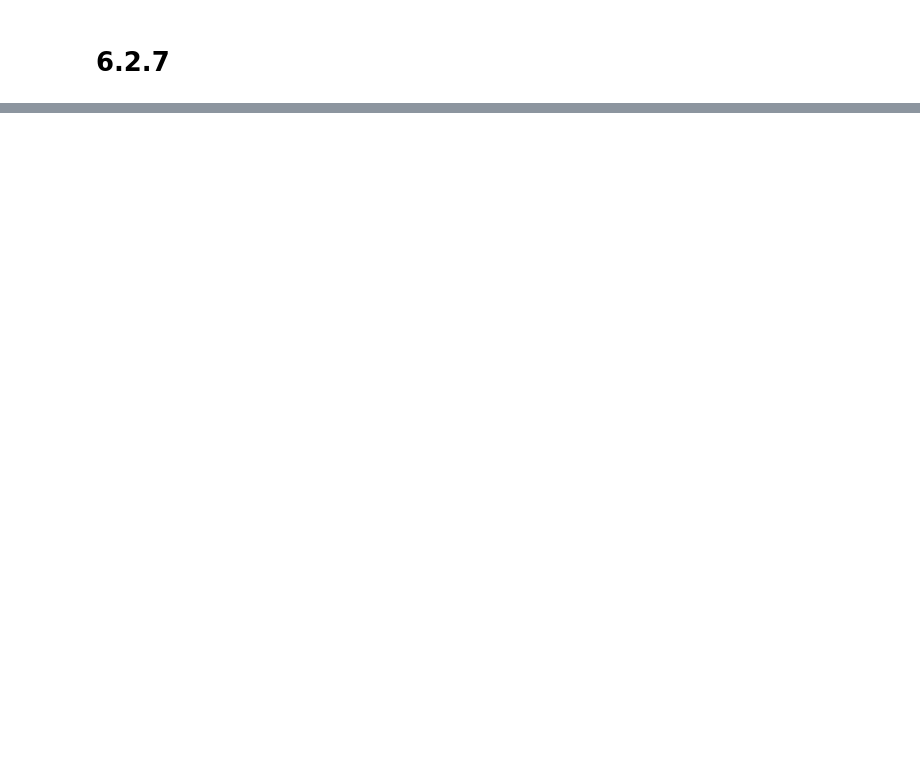
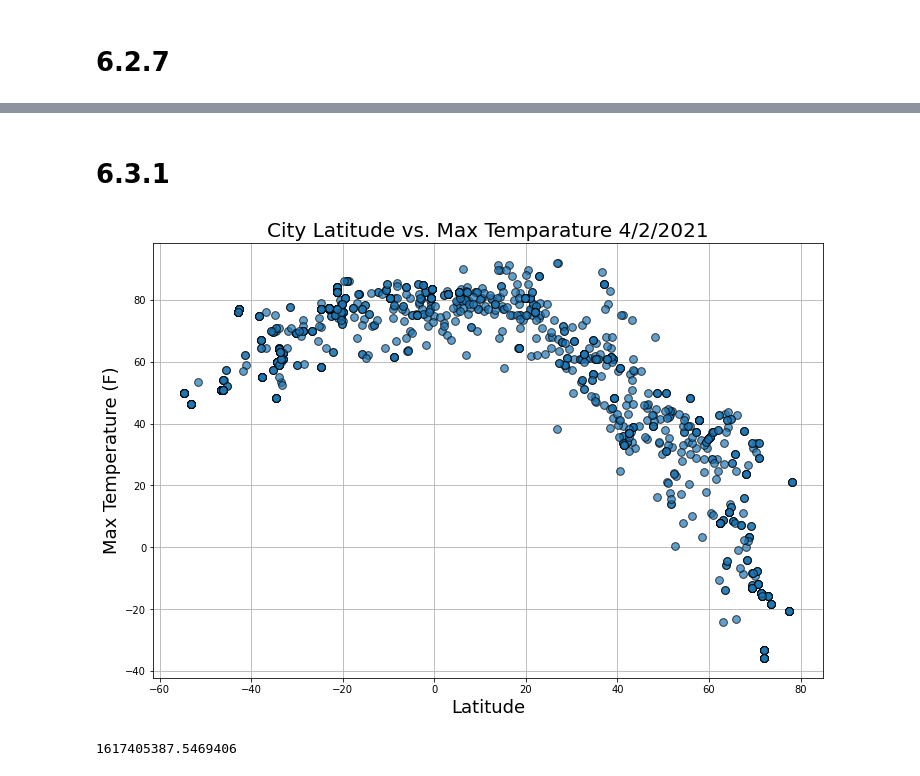
Before and after one commit to TaylorVellios/World_Weather_Analysis, a Jupyter notebook: WeatherPy.ipynb, the cells around one changed output, grey strips where cells are left out. Cells and saved outputs as stored; diff of their text form; code cells hidden in the pictures; blank space fills up the shorter version.

```diff
--- a/WeatherPy.ipynb
+++ b/WeatherPy.ipynb
@@ -224,3 +224,18 @@ city_data
 output_data_file = "weather_data/cities.csv"
 # Export the City_Data into a CSV.
 city_data_df.to_csv(output_data_file, index_label="City_ID")
+# %% [markdown]
+# 6.3.1
+# %%
+#Scatter plots - Latitude vs Max Temp - All by myself :)
+plt.subplots(figsize=(12,8))
+
+plt.scatter(city_data['Lat'], city_data['Max Temp'], edgecolor="black",zorder=2, alpha=0.7, s=60)
+
+plt.title('City Latitude vs. Max Temparature 4/2/2021', fontsize=20)
+plt.xlabel('Latitude', fontsize=18)
+plt.ylabel('Max Temperature (F)',fontsize=18)
+plt.grid()
+plt.show()
+# %% [output]
+[figure, added]
@@ -226,0 +250,8 @@ city_data_df.to_csv(output_data_file, index_label="City_ID")
+# %%
+# Import the time module.
+import time
+# Get today's date in seconds.
+today = time.time()
+today
+# %% [output]
+1617405387.5469406
```
Also changed, not shown: parts of 17 cells of this notebook, 5 other files.
